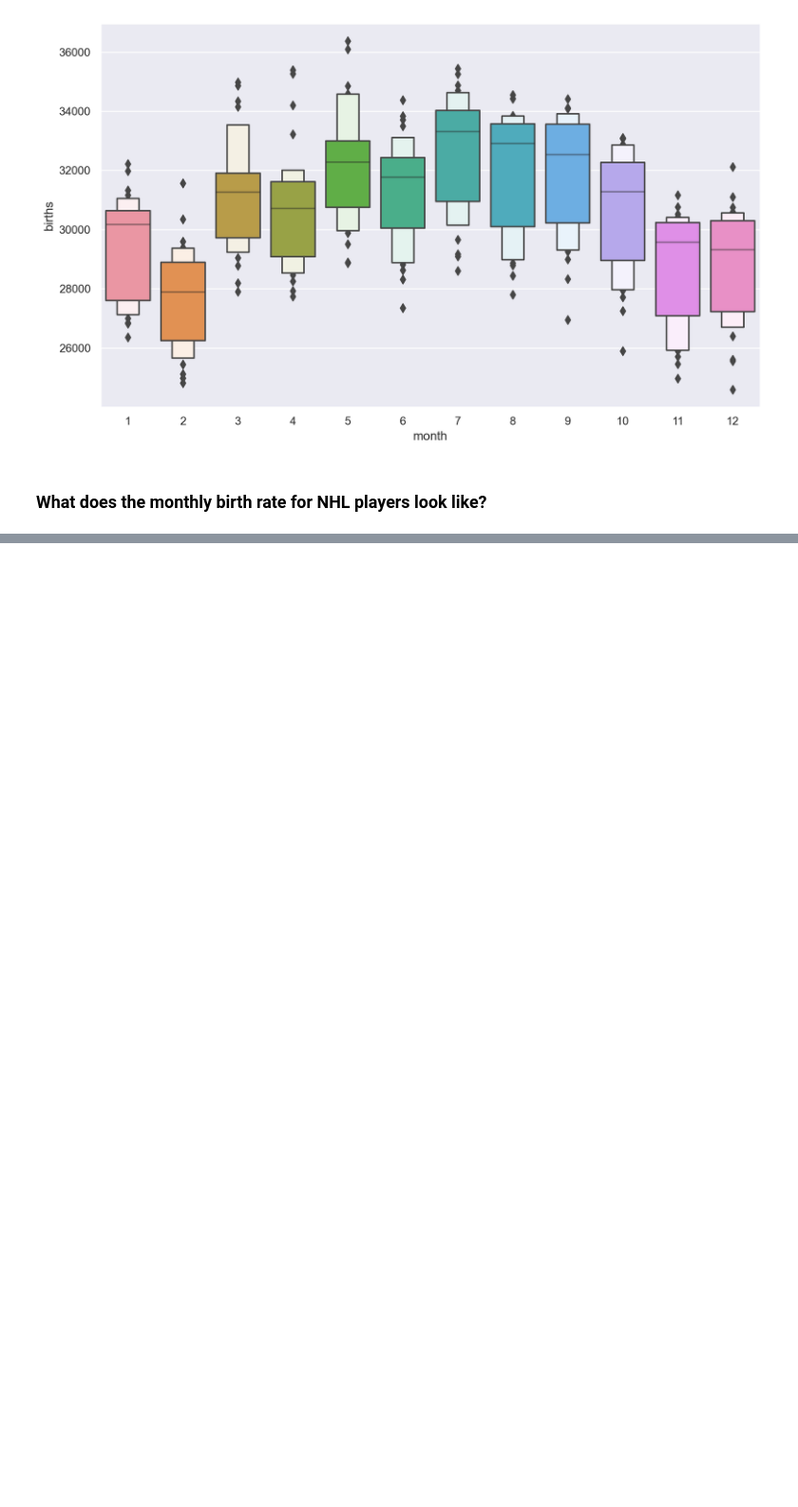
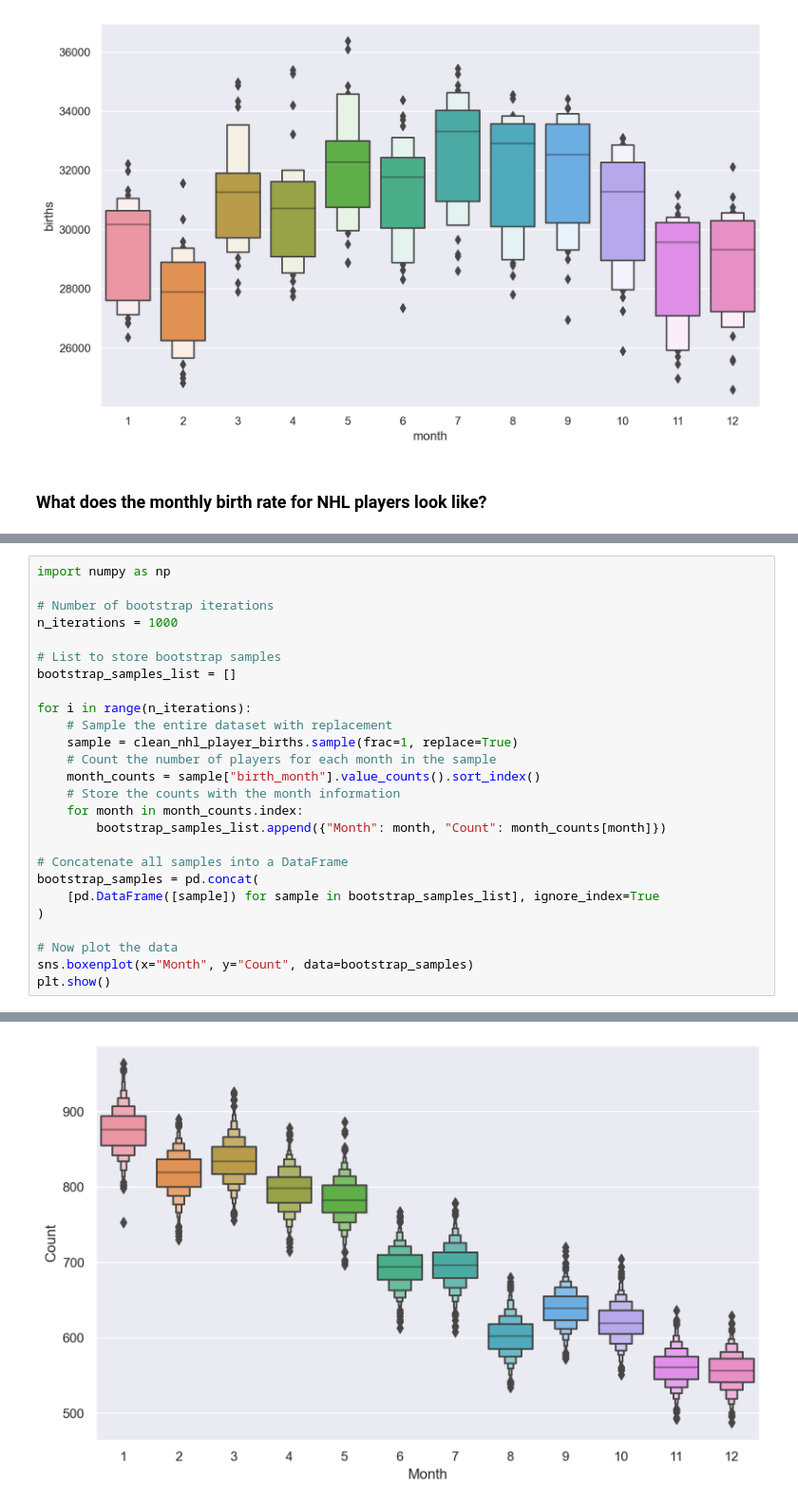
Before and after one commit to jbwhit/tidytuesday005, a Jupyter notebook: nbs/00_core.ipynb, the cells around one changed output, grey strips where cells are left out. Shown: that part at 95% size. Drawn from its saved outputs; the diff is of its cells as text; blank space fills up the shorter version.

```diff
--- a/nbs/00_core.ipynb
+++ b/nbs/00_core.ipynb
@@ -217,3 +231,30 @@ fig.tight_layout()
 # %% [output]
 [interactive output not drawn]
 [figure]
+# %%
+import numpy as np
+
+# Number of bootstrap iterations
+n_iterations = 1000
+
+# List to store bootstrap samples
+bootstrap_samples_list = []
+
+for i in range(n_iterations):
+    # Sample the entire dataset with replacement
+    sample = clean_nhl_player_births.sample(frac=1, replace=True)
+    # Count the number of players for each month in the sample
+    month_counts = sample["birth_month"].value_counts().sort_index()
+    # Store the counts with the month information
+    for month in month_counts.index:
+        bootstrap_samples_list.append({"Month": month, "Count": month_counts[month]})
+
+# Concatenate all samples into a DataFrame
+bootstrap_samples = pd.concat(
+    [pd.DataFrame([sample]) for sample in bootstrap_samples_list], ignore_index=True
+)
+
+# Now plot the data
+sns.boxenplot(x="Month", y="Count", data=bootstrap_samples)
+plt.show()
+# %% [output]
@@ -219,0 +262 @@ fig.tight_layout()
+[figure, added]
```
Also changed, not shown: parts of 44 cells of this notebook, 1 other file.
